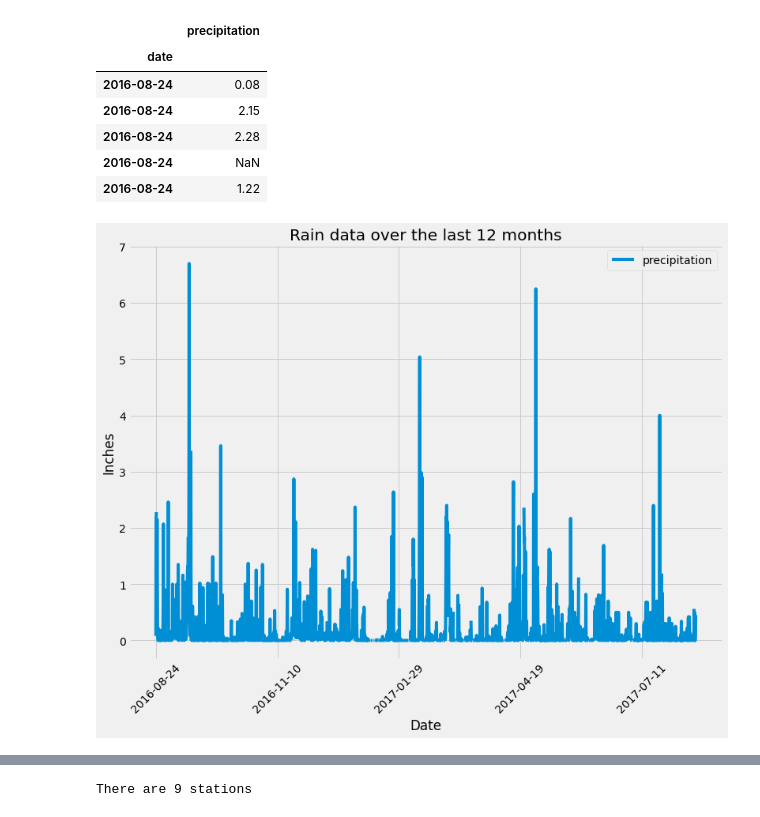
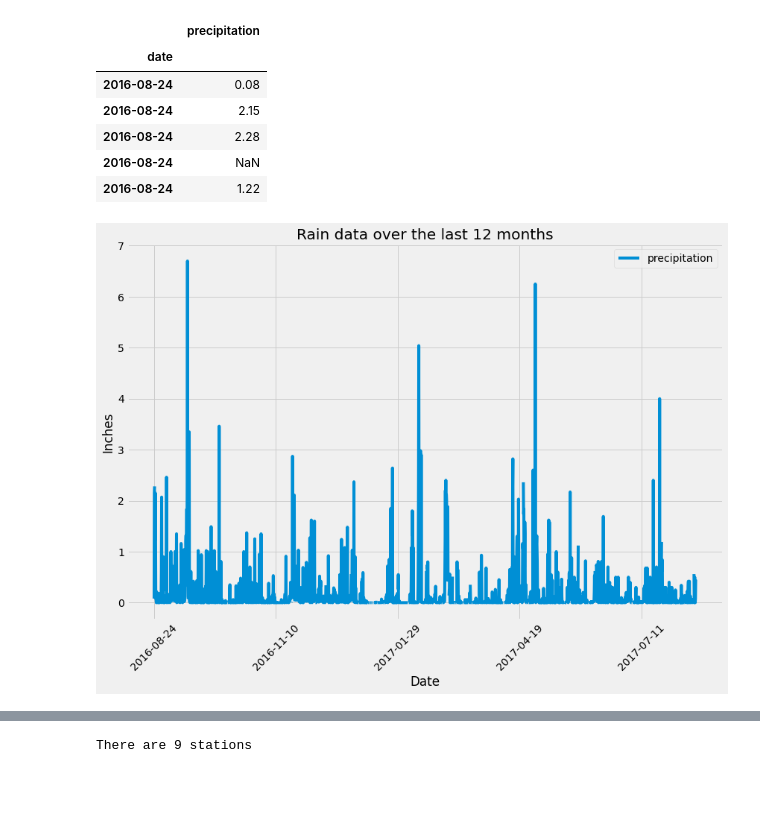
Before and after one commit to MellyB5/sqlalchemy_challenge, a Jupyter notebook: climate.ipynb, the cells around one changed output, grey strips where cells are left out. Cells and saved outputs as stored; diff of their text form; code cells hidden in the pictures; blank space fills up the shorter version.

```diff
--- a/climate.ipynb
+++ b/climate.ipynb
@@ -69,14 +69,14 @@ prcp_df.head()
 # %%
 # Use Pandas Plotting with Matplotlib to plot the data
 prcp_df.plot(rot=45, figsize=(12,9))
 plt.title("Rain data over the last 12 months")
 plt.ylabel("Inches")
 plt.xlabel("Date")
-fig.tight_layout()
+plt.tight_layout()
 plt.savefig("Images/rain.png")
 plt.show()
 # %% [output]
-[figure, old version]
+[figure, new version]
 # %%
  # Use Pandas to calcualte the summary statistics for the precipitation data
  prcp_df.describe()
```
Also changed, not shown: parts of 2 cells of this notebook, 2 other files.
